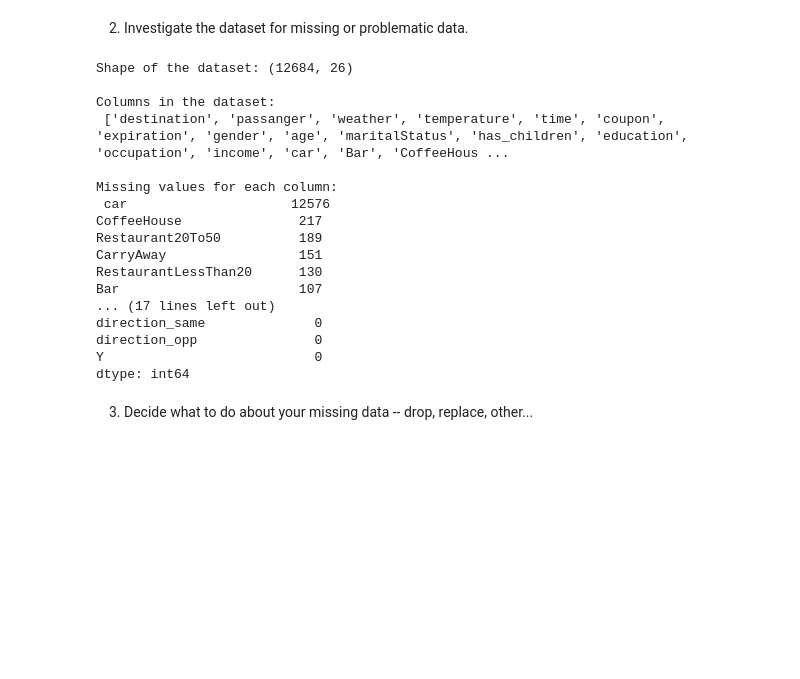
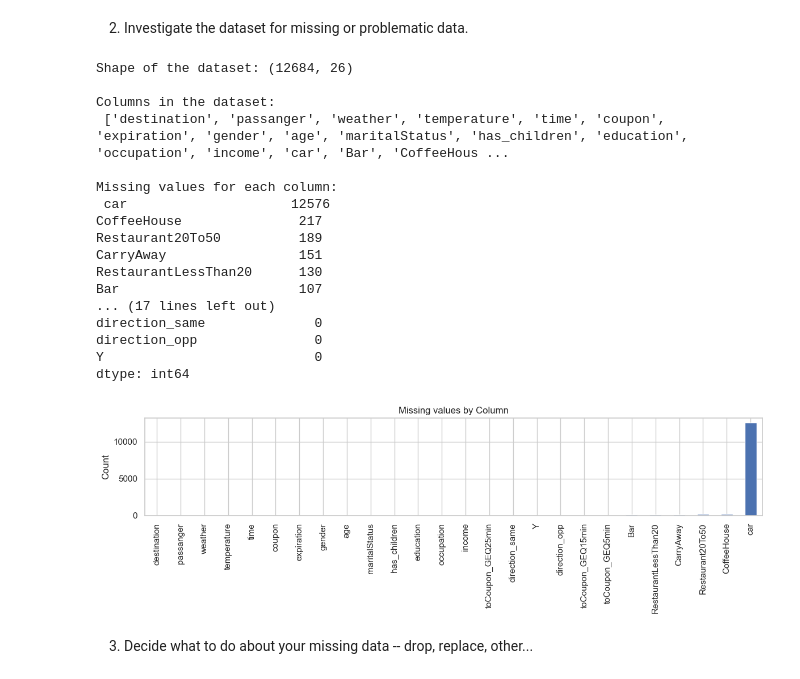
Before and after one commit to manishadeodhar-art/Practical-Application-1, a Jupyter notebook: Practical Application 1.ipynb, the cells around one changed output. Cells and saved outputs as stored; diff of their text form; code cells hidden in the pictures; blank space fills up the shorter version.

```diff
--- a/Practical Application 1.ipynb
+++ b/Practical Application 1.ipynb
@@ -83,28 +83,35 @@ data.head()
 # %%
 #Get information about the dataset and the columns
 print("Shape of the dataset:", data.shape)
 print("\nColumns in the dataset:\n", data.columns.tolist())
 
 #Get the number of missing values for each column in the dataset
 missing_data = data.isnull().sum().sort_values(ascending = False)
 print("\nMissing values for each column:\n",missing_data)
+
+#Plot the missing values data in a bar plot.
+data.isnull().sum().sort_values().plot(kind = 'bar', title = 'Missing values by Column', ylabel='Count', figsize=(12, 4))
+plt.tight_layout()
+plt.savefig('images/missing_by_columns.png')
+plt.show()
 # %% [output]
 Shape of the dataset: (12684, 26)
 
 Columns in the dataset:
  ['destination', 'passanger', 'weather', 'temperature', 'time', 'coupon', 'expiration', 'gender', 'age', 'maritalStatus', 'has_children', 'education', 'occupation', 'income', 'car', 'Bar', 'CoffeeHous ...
 
 Missing values for each column:
  car                     12576
 CoffeeHouse               217
 Restaurant20To50          189
 CarryAway                 151
 RestaurantLessThan20      130
 Bar                       107
 ... (17 lines left out)
 direction_same              0
 direction_opp               0
 Y                           0
 dtype: int64
+[figure, added]
 # %% [markdown]
 3. Decide what to do about your missing data -- drop, replace, other...
```
Also changed, not shown: parts of 11 cells of this notebook, 9 other files.
